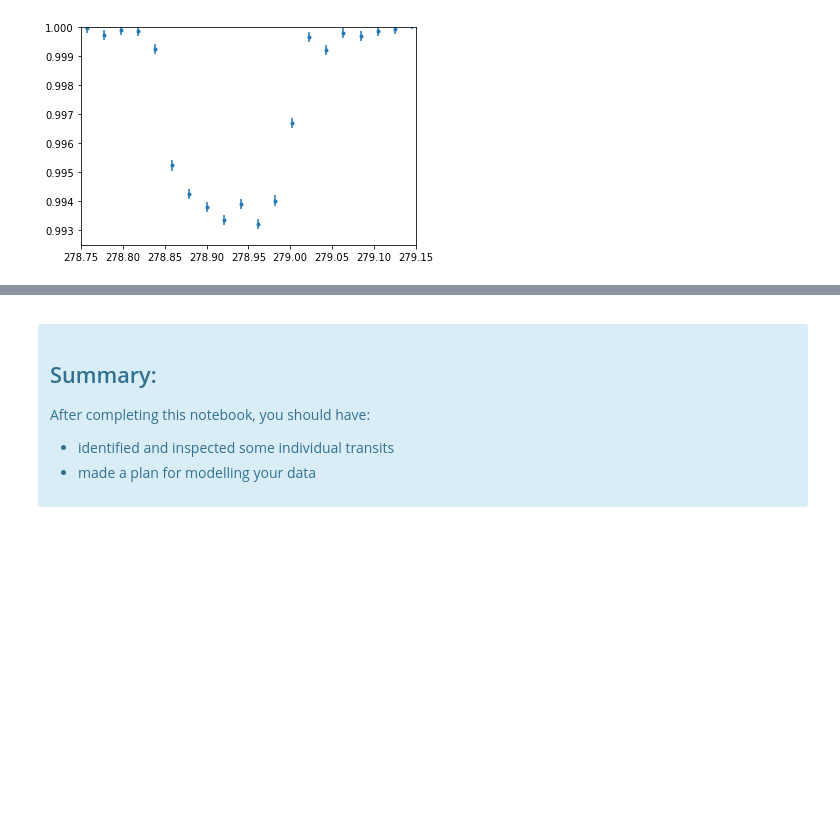
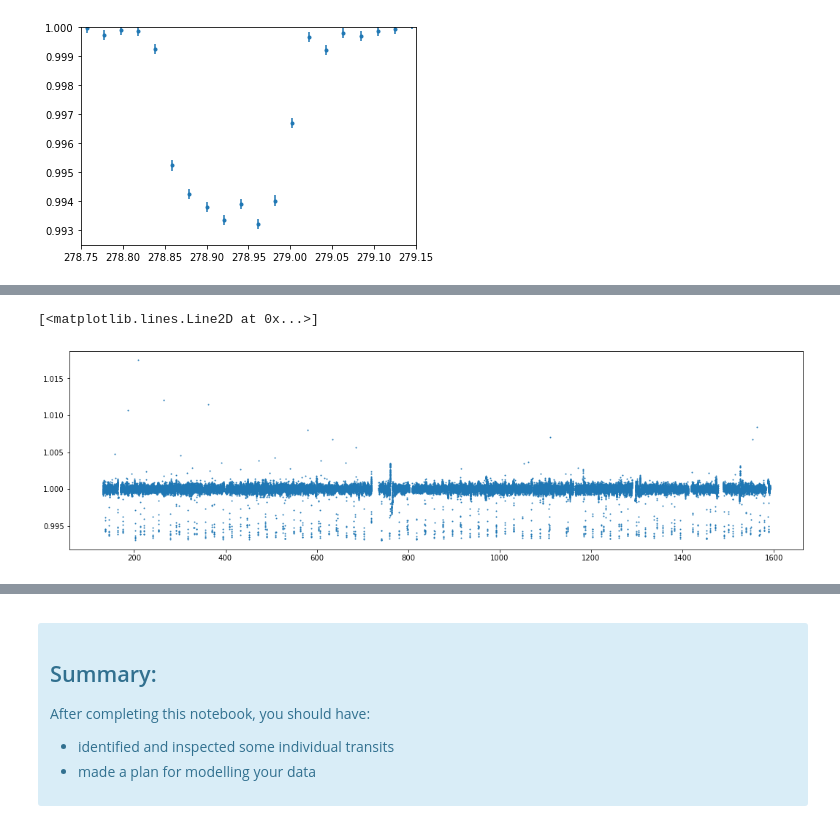
Before and after one commit to wfw23/Astrolabs, a Jupyter notebook: Chapter3_ExoLightCurves.ipynb, the cells around one changed output, grey strips where cells are left out. Drawn from its saved outputs; the diff is of its cells as text; code cells hidden in the pictures; blank space fills up the shorter version.

```diff
--- a/Chapter3_ExoLightCurves.ipynb
+++ b/Chapter3_ExoLightCurves.ipynb
@@ -326,0 +345,7 @@ for lcfile in glob.glob('Data/Object%slc/kplr*.fits' %(mykepler)):
+# %%
+curve= np.loadtxt('normalised_curve', delimiter=',')
+plt.figure(figsize=(18,5))
+plt.plot(curve[:,0],curve[:,1], ls='None',marker ='o', markersize=1)
+# %% [output]
+[<matplotlib.lines.Line2D at 0x...>]
+[figure, added]
```
Also changed, not shown: parts of 15 cells of this notebook, 2 other files.
